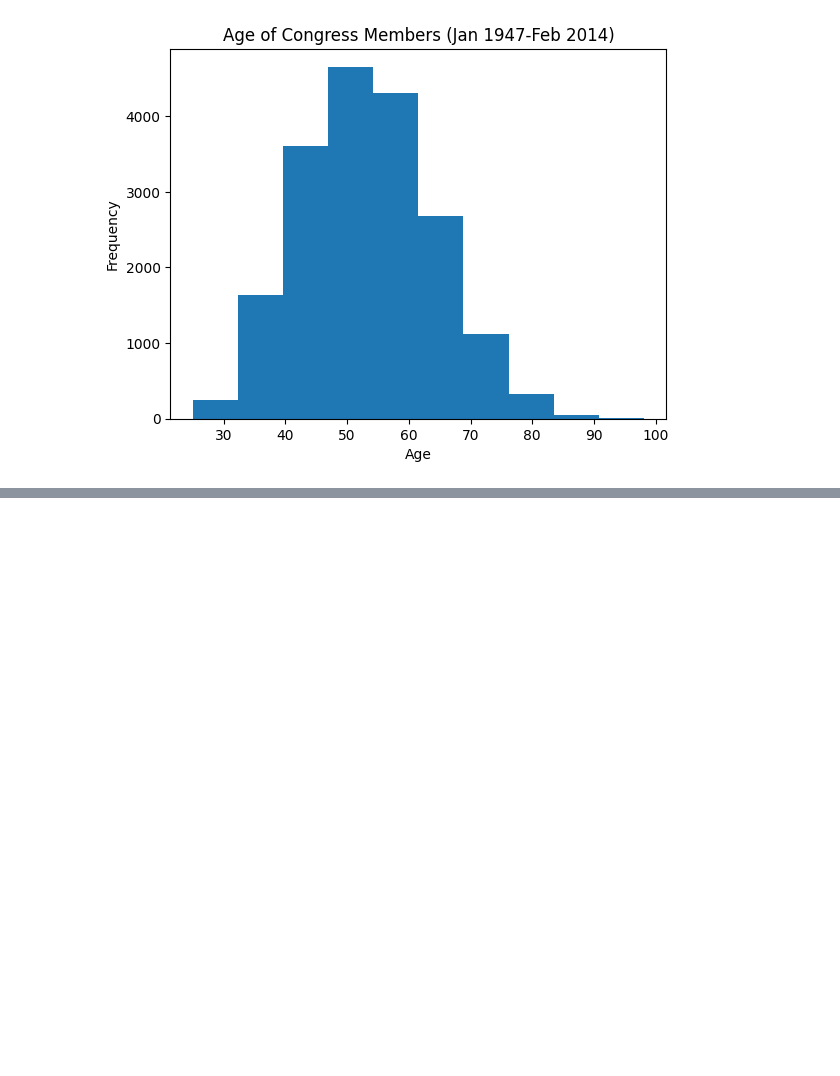
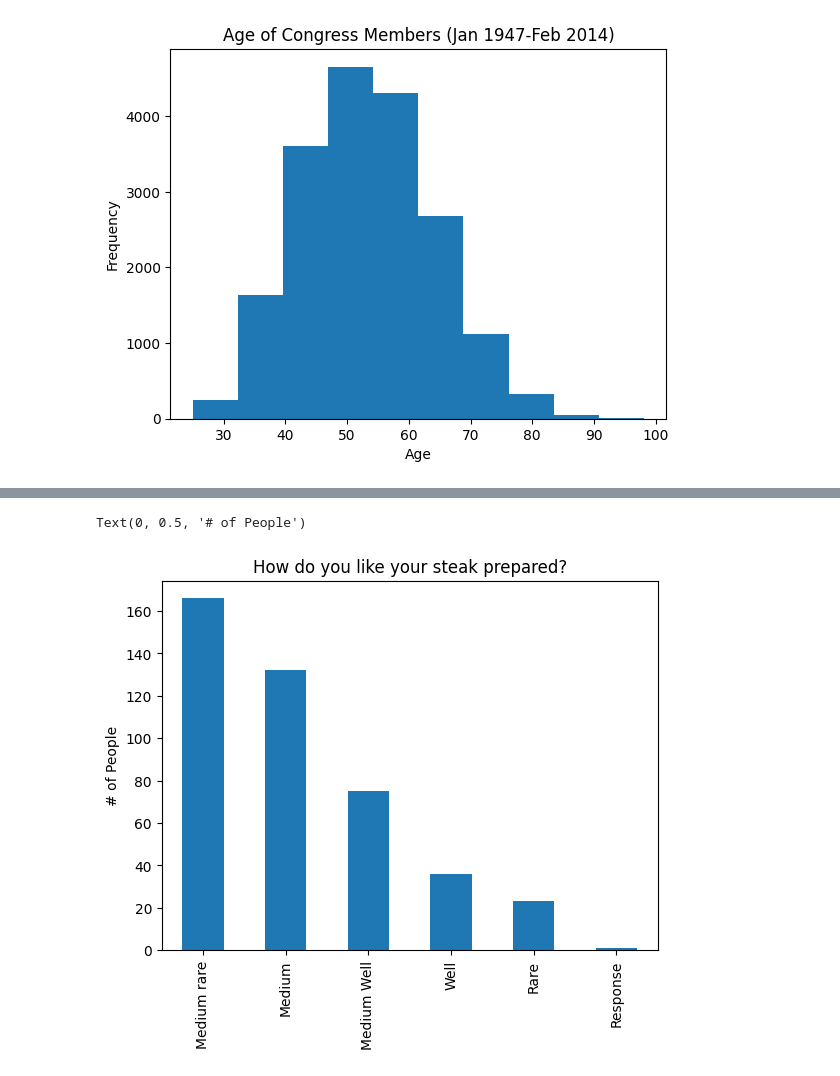
Before and after one commit to arietuck/CMPS-3160-Project, a Jupyter notebook: CongressAge.ipynb, the cells around one changed output, grey strips where cells are left out. Cells and saved outputs as stored; diff of their text form; code cells hidden in the pictures; blank space fills up the shorter version.

```diff
--- a/CongressAge.ipynb
+++ b/CongressAge.ipynb
@@ -52,0 +80,3 @@ Text(0, 0.5, 'Frequency')
+# %%
+path = "/content/steak-risk-survey.csv"
+df = pd.read_csv(path)    # reading in the steak survey data set
@@ -52,0 +95,8 @@ Text(0, 0.5, 'Frequency')
+# %%
+df["How do you like your steak prepared?"].value_counts().plot(kind = 'bar') # creating a bar plot that portrays the number of people who like their steak prepared in each way
+plt.title("How do you like your steak prepared?")   # setting title
+plt.ylabel("# of People") # labeling y-axis
+# the x-axis already has labels that are self explanatory for the question at hand, so we felt adding an extra label was just clutter
+# %% [output]
+Text(0, 0.5, '# of People')
+[figure, added]
```
Also changed, not shown: parts of 12 cells of this notebook.
